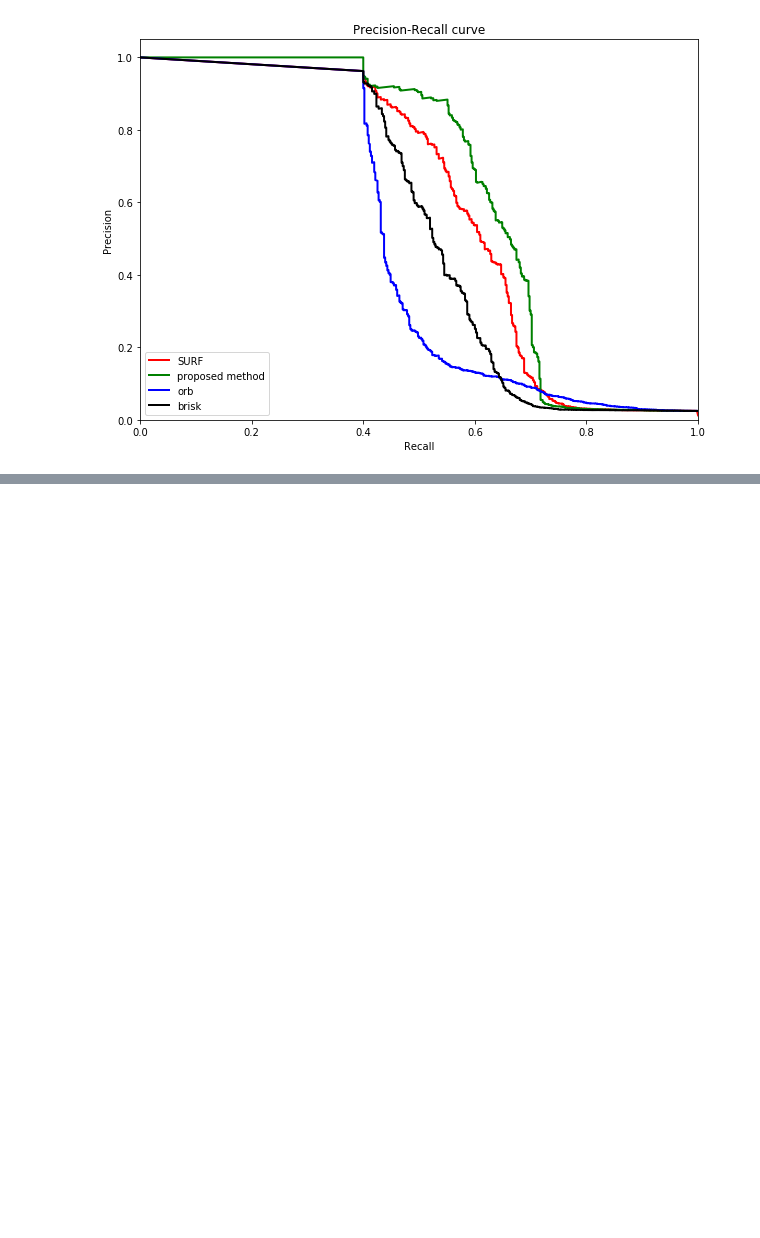
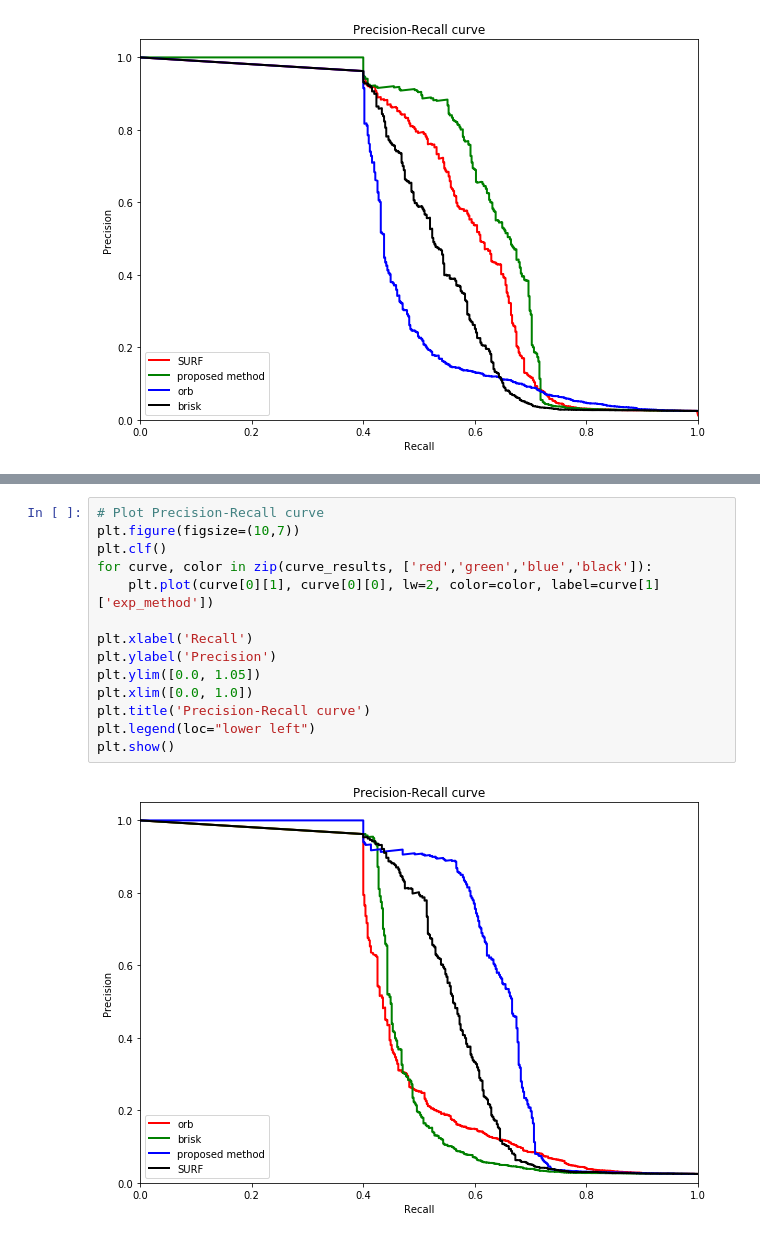
Before and after one commit to JustWon/LoopClosureDetectionTestBed, a Jupyter notebook: 20170912 Experiment for KA-North.ipynb, the cells around one changed output, grey strips where cells are left out. Saved outputs shown, nothing was run; the diff lists cells and outputs as text; blank space fills up the shorter version.

```diff
--- a/20170912 Experiment for KA-North.ipynb
+++ b/20170912 Experiment for KA-North.ipynb
@@ -127,0 +156,16 @@ plt.show()
+# %%
+# Plot Precision-Recall curve
+plt.figure(figsize=(10,7))
+plt.clf()
+for curve, color in zip(curve_results, ['red','green','blue','black']):
+    plt.plot(curve[0][1], curve[0][0], lw=2, color=color, label=curve[1]['exp_method'])
+
+plt.xlabel('Recall')
+plt.ylabel('Precision')
+plt.ylim([0.0, 1.05])
+plt.xlim([0.0, 1.0])
+plt.title('Precision-Recall curve')
+plt.legend(loc="lower left")
+plt.show()
+# %% [output]
+[figure, added]
```
Also changed, not shown: parts of 3 cells of this notebook, 51 other files.
